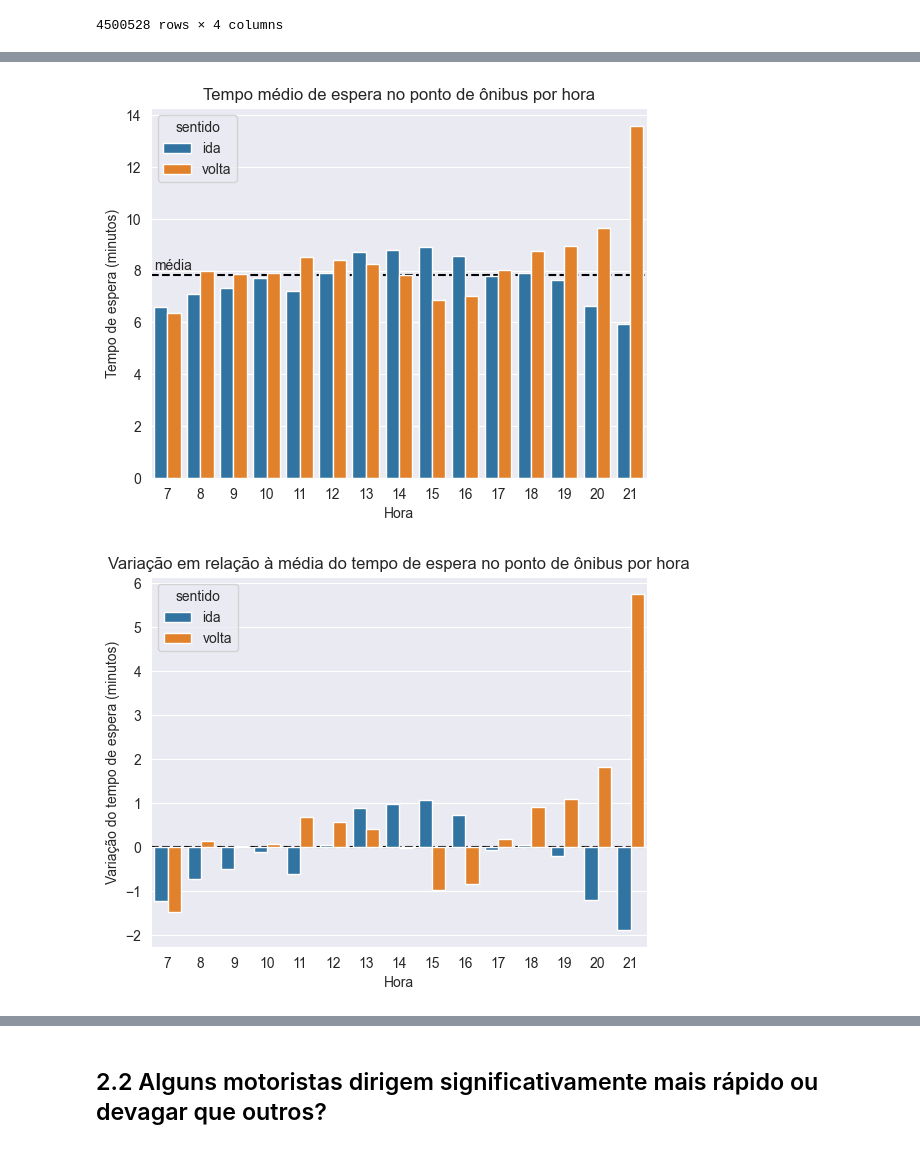
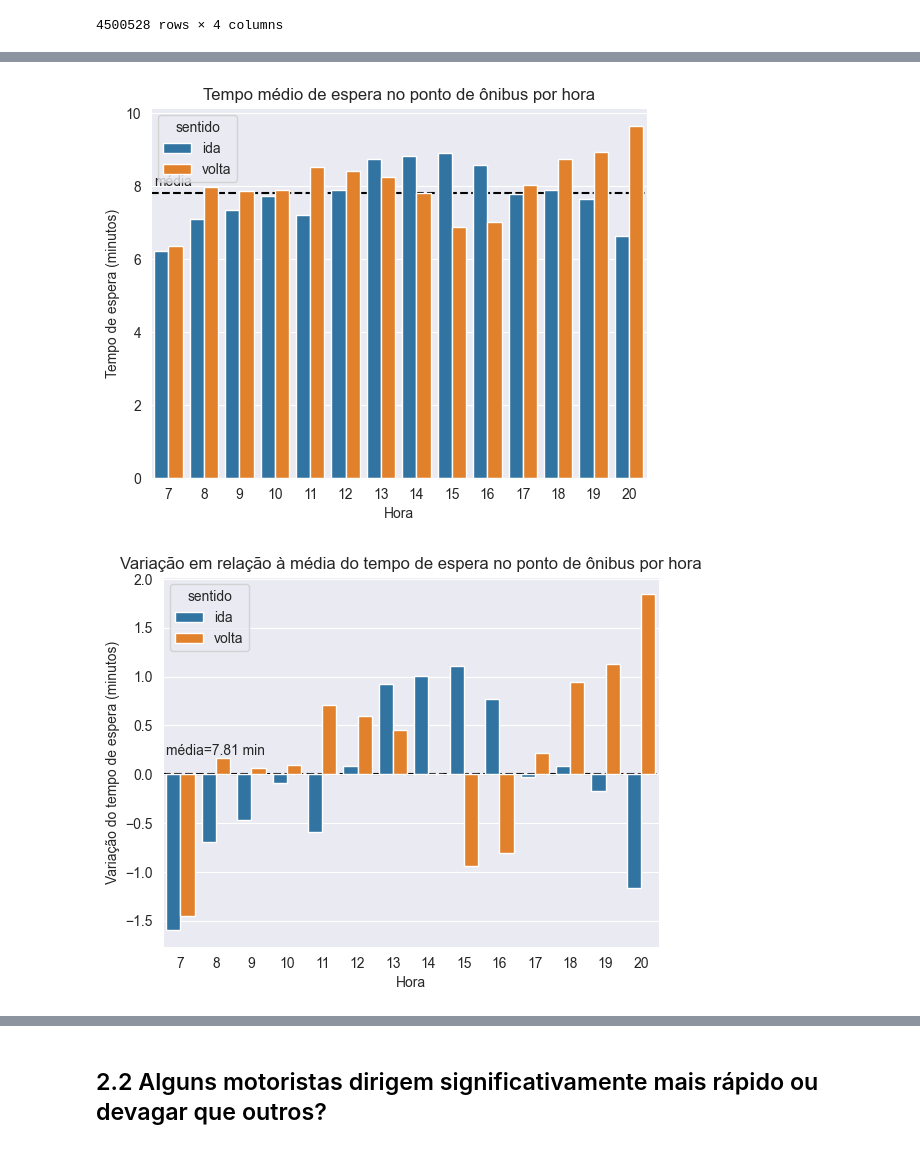
Before and after one commit to Thlamz/transportation, a Jupyter notebook: analysis.ipynb, the cells around one changed output, grey strips where cells are left out. Drawn from its saved outputs; the diff is of its cells as text; code cells hidden in the pictures.

```diff
--- a/analysis.ipynb
+++ b/analysis.ipynb
@@ -225,7 +205,7 @@ day_dataframe
 | 4500527 | 212 | 141 | 2023-07-31 00:38:46.970880066 | V |
 4500528 rows × 4 columns
 # %%
-day_dataframe = day_dataframe[(7 <= day_dataframe['visit_times'].dt.hour) & (day_dataframe['visit_times'].dt.hour <= 21)]
+day_dataframe = day_dataframe[(7 <= day_dataframe['visit_times'].dt.hour) & (day_dataframe['visit_times'].dt.hour <= 20)]
 # %%
 shifted = day_dataframe.groupby(['day_of_year', 'sentido', 'stop number'])['visit_times'].shift(1)
 day_dataframe['time_since_last_visit'] = day_dataframe['visit_times'] - shifted
@@ -338,13 +318,14 @@ g.text(x=-0.4, y=wait_time_mean/60 + 0.2, s="média")
 g.set(title="Tempo médio de espera no ponto de ônibus por hora", xlabel="Hora", ylabel="Tempo de espera (minutos)")
 sns.move_legend(g, 'upper left', labels=['ida', 'volta'])
 # %% [output]
-[figure, old version]
+[figure, new version]
 # %%
 g = sns.barplot(average_wait_time_by_hour, x='hour', hue='sentido', y='wait difference from avg (s)')
 g.axhline(y=0, color='black', linestyle='--', zorder=-1)
+g.text(x=-0.4, y=0.2, s=f"média={wait_time_mean/60:.2f} min")
 g.set(title="Variação em relação à média do tempo de espera no ponto de ônibus por hora", xlabel="Hora", ylabel="Variação do tempo de espera (minutos)")
 sns.move_legend(g, 'upper left', labels=['ida', 'volta'])
 # %% [output]
-[figure, old version]
+[figure, new version]
 # %%
 g = sns.lineplot(average_wait_time_by_hour, x='hour', hue='sentido', y='wait time (m)')
```
Also changed, not shown: parts of 18 cells of this notebook, 3 other files.
